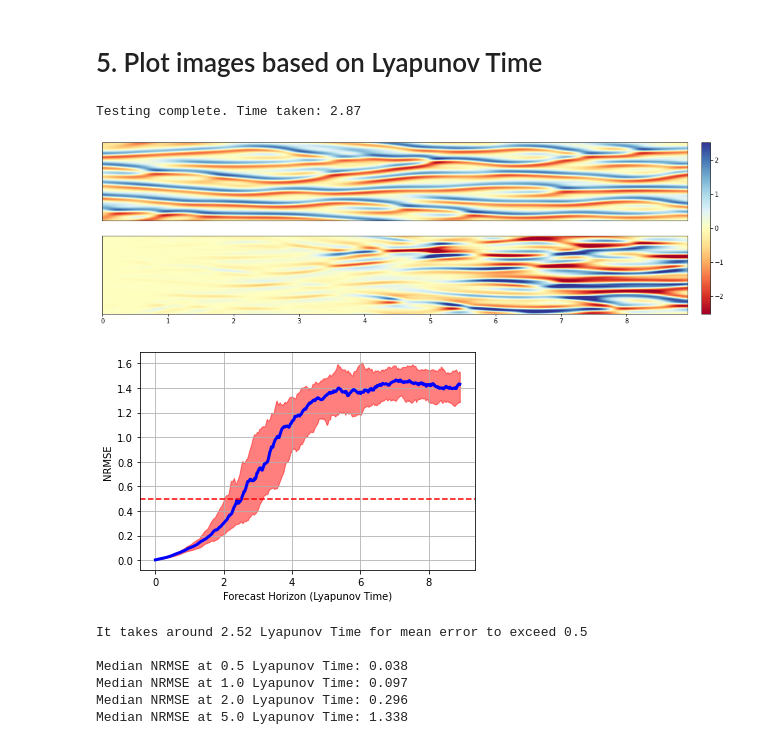
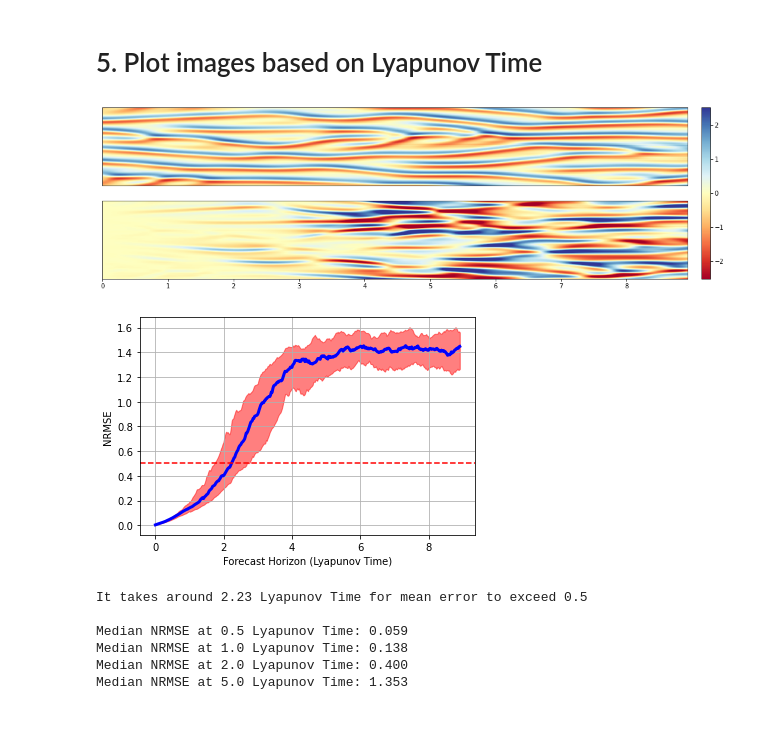
Before and after one commit to justlotw/Deep-Learning-Prediction-and-Uncertainty-Quantification-of-High-Dimensional-Time-Series-Data, a Jupyter notebook: 1_compare_pred/2_ks60/2_lstm_ks60.ipynb, the cells around one changed output. Drawn from its saved outputs; the diff is of its cells as text; code cells hidden in the pictures.

Commit message:
Updated LSTM formula

```diff
--- a/1_compare_pred/2_ks60/2_lstm_ks60.ipynb
+++ b/1_compare_pred/2_ks60/2_lstm_ks60.ipynb
@@ -1133,26 +1125,24 @@ params = load_obj("results/lstm/best_params.pkl")
 # %%
-mean_pred = get_test_pred(X_test, params, (process_batch, forecast_batch))
+# mean_pred = get_test_pred(X_test, params, (process_batch, forecast_batch))
 save_obj(mean_pred, "results", "lstm_pred.pkl")
-# %% [output]
-Testing complete. Time taken: 2.87
 # %%
 mean_pred = load_obj("results/lstm_pred.pkl")
 # %%
 total_lyapunov_time_pred = 100 / KS_LT # Amount of Lyapunov Time in Test set
 # %%
-plot_predictions(mean_pred, y_test, total_lyapunov_time_pred, save_name = "ks_lstm", pred_only=True)
+plot_predictions(mean_pred, y_test, total_lyapunov_time_pred, save_name = "ks_lstm_edited", pred_only=True)
 # %% [output]
-[figure, old version]
+[figure, new version]
 # %%
 res_single = PointExperimentResultLyapunov(mean_pred - y_test, "ks")
-res_single.plot_rmse(save_name = "Figure3-4b_LSTM_Prediction_Horizon")
+res_single.plot_rmse(save_name = "ks_lstm_ph_edited")
 print()
 res_single.get_loss()
 # %% [output]
-[figure, old version]
+[figure, new version]
-It takes around 2.52 Lyapunov Time for mean error to exceed 0.5
+It takes around 2.23 Lyapunov Time for mean error to exceed 0.5
 
-Median NRMSE at 0.5 Lyapunov Time: 0.038
-Median NRMSE at 1.0 Lyapunov Time: 0.097
-Median NRMSE at 2.0 Lyapunov Time: 0.296
-Median NRMSE at 5.0 Lyapunov Time: 1.338
+Median NRMSE at 0.5 Lyapunov Time: 0.059
+Median NRMSE at 1.0 Lyapunov Time: 0.138
+Median NRMSE at 2.0 Lyapunov Time: 0.400
+Median NRMSE at 5.0 Lyapunov Time: 1.353
```
Also changed, not shown: parts of 56 cells of this notebook.
